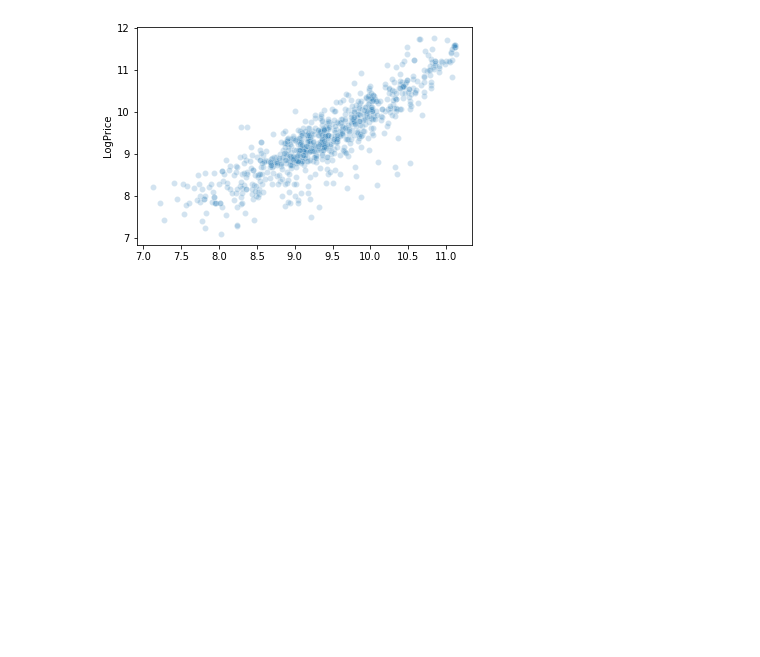
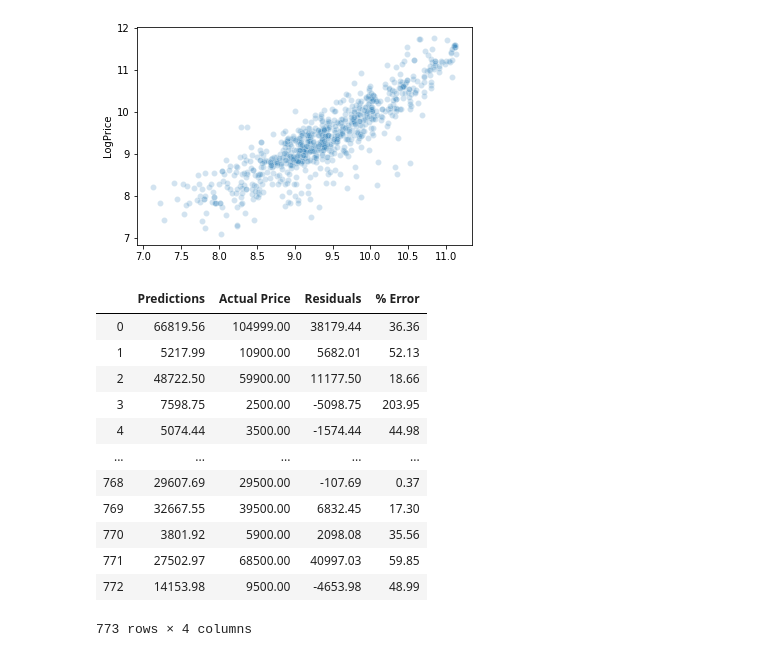
Before and after one commit to mishaun/365DataScience, a Jupyter notebook: Advanced Statistical Methods/Exercises/Linear Regression/Practical Example/Practical Example - My Copy.ipynb, the cells around one changed output. Saved outputs shown, nothing was run; the diff lists cells and outputs as text; code cells hidden in the pictures; blank space fills up the shorter version.

```diff
--- a/Advanced Statistical Methods/Exercises/Linear Regression/Practical Example/Practical Example - My Copy.ipynb
+++ b/Advanced Statistical Methods/Exercises/Linear Regression/Practical Example/Practical Example - My Copy.ipynb
@@ -456 +458,18 @@ df_test["Actual Price"] = np.exp(yTest.reset_index(drop = True))
+# %%
+pd.set_option('display.float_format', lambda x: '%.2f' % x)
+df_test
+# %% [output]
+|  | Predictions | Actual Price | Residuals | % Error |
+| 0 | 66819.56 | 104999.00 | 38179.44 | 36.36 |
+| 1 | 5217.99 | 10900.00 | 5682.01 | 52.13 |
+| 2 | 48722.50 | 59900.00 | 11177.50 | 18.66 |
+| 3 | 7598.75 | 2500.00 | -5098.75 | 203.95 |
+| 4 | 5074.44 | 3500.00 | -1574.44 | 44.98 |
+| ... | ... | ... | ... | ... |
+| 768 | 29607.69 | 29500.00 | -107.69 | 0.37 |
+| 769 | 32667.55 | 39500.00 | 6832.45 | 17.30 |
+| 770 | 3801.92 | 5900.00 | 2098.08 | 35.56 |
+| 771 | 27502.97 | 68500.00 | 40997.03 | 59.85 |
+| 772 | 14153.98 | 9500.00 | -4653.98 | 48.99 |
+773 rows × 4 columns
 # %%
```
Also changed, not shown: parts of 2 cells of this notebook, 3 other files.
